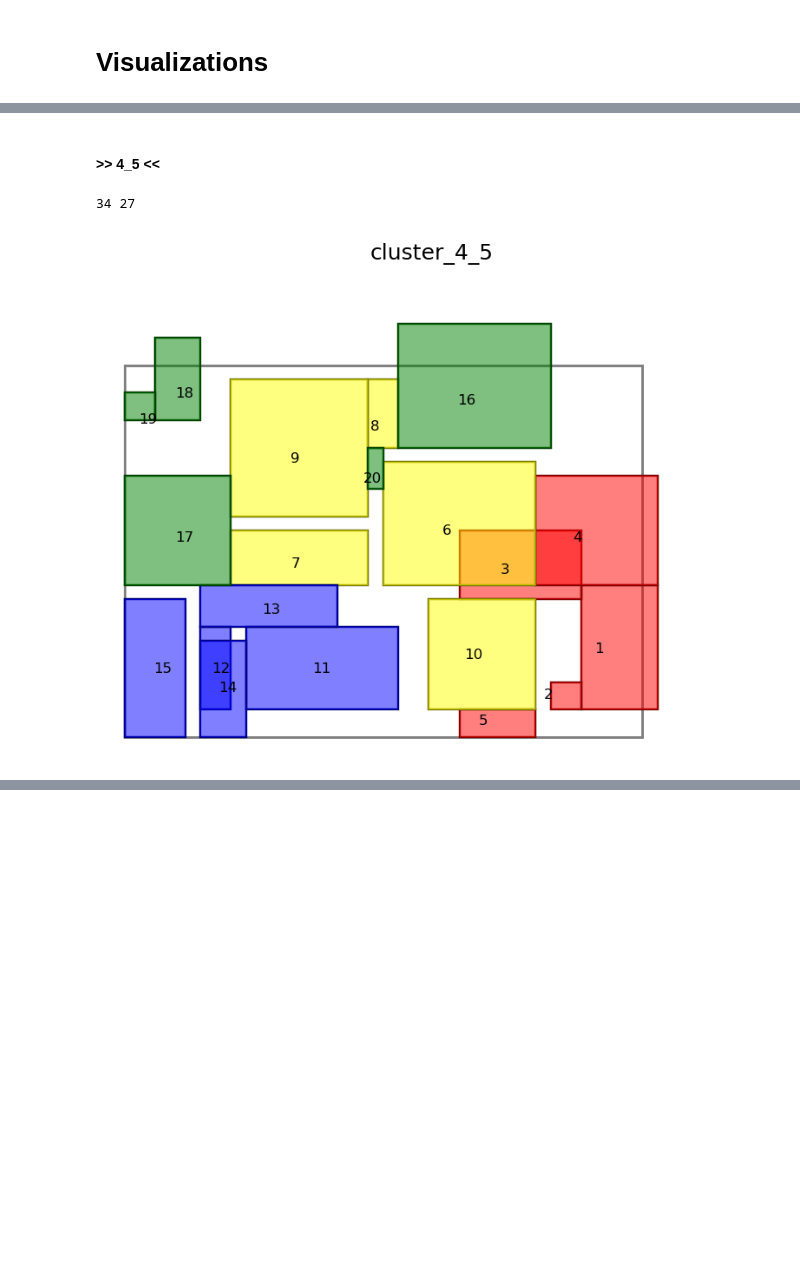
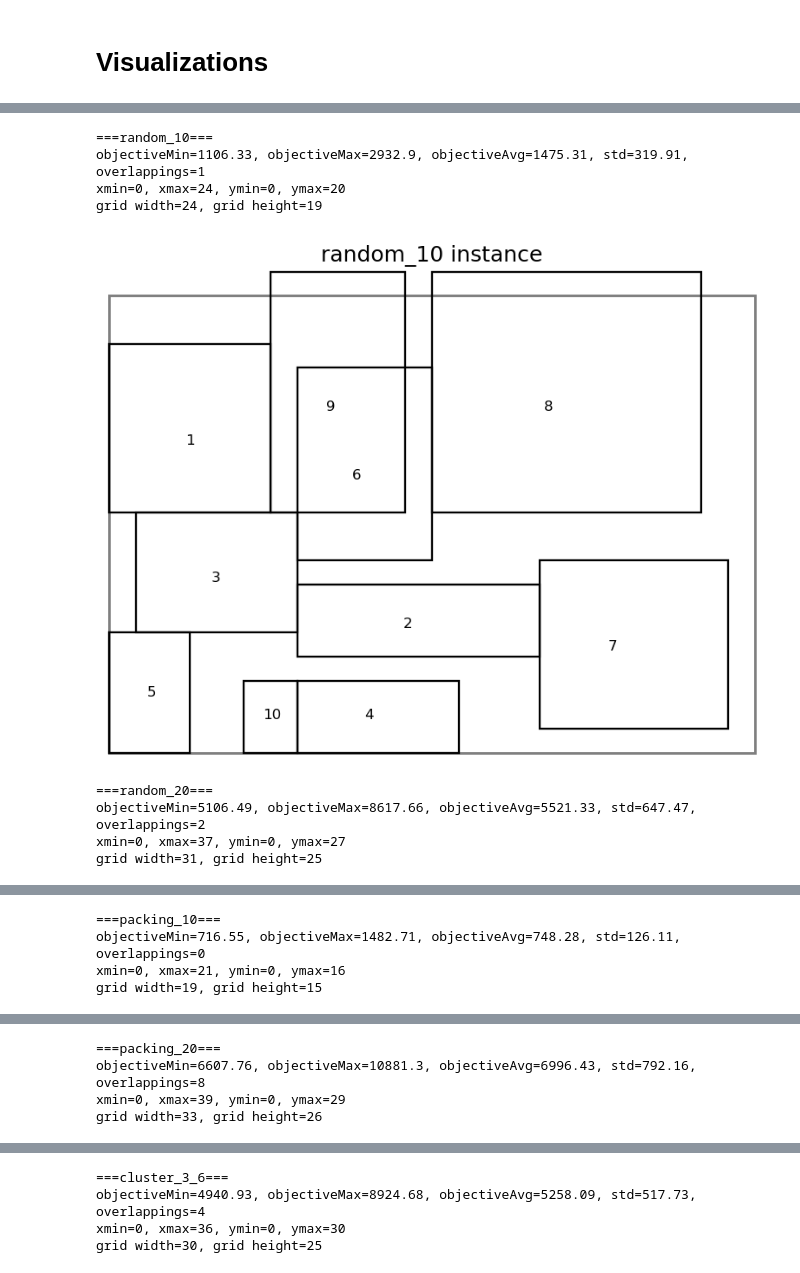
Before and after one commit to TaIos/master-thesis, a Jupyter notebook: src/notebooks/best_solution_visualizer.ipynb, the cells around one changed output, grey strips where cells are left out. Saved outputs shown, nothing was run; the diff lists cells and outputs as text; code cells hidden in the pictures; blank space fills up the shorter version.

```diff
--- a/src/notebooks/best_solution_visualizer.ipynb
+++ b/src/notebooks/best_solution_visualizer.ipynb
@@ -259,7 +286,7 @@ def findComputationResultFiles(directory):
 def extractDatasetName(path):
     return path.split('/')[-2].rsplit('_',1)[0].split('_', 1)[1] # magic
 
-def loadComputationResult(path: str, log=False) -> ComputationResult:
+def loadComputationResult(path, log=False) -> ComputationResult:
     if log:
         print(f'loading: {path}')
     with open(path, 'r') as f:
@@ -267,7 +294,9 @@ def loadComputationResult(path: str, log=False) -> ComputationResult:
 
     return ComputationResult.createWithName(extractDatasetName(path), data)
 
-def loadComputationResultsFromDirectoryRec(directory, sort=False):
+def loadOneComputationResultsFromDirectoryRec(directory):
     r = list(map(loadComputationResult, findComputationResultFiles(directory)))
-    return r if not sort else sorted(r, key=lambda x: x.gaResult.bestIndividual.objectiveValue)
+    if len(r) != 1:
+        raise ValueError(f'There are {len(r)} results for [{directory}]. One expected')
+    return r[0]
 # %% [markdown]
@@ -366,4 +408,8 @@ def drawComputationResult(res, name=None, dim=None, cluster=None, title=None, sh
     plt.show()
 # %% [markdown]
 # Visualizations
+# %%
+from pathlib import Path
+RESULT_DIR = Path('/home/slarty/Documents/master-thesis/src/notebooks/out_results/results_2023_04_29_01:27:36')
+RESULT_DIR = Path('/home/slarty/Documents/master-thesis/src/notebooks/out_results/results_2023_04_29_14:09:51')
 # %% [markdown]
@@ -420,8 +417,20 @@ drawComputationResult(cluster_3_6_ga[0], 'cluster_3_6_ga', dim=(-1, 33, -1, 25),
-# %% [markdown]
-#### >> 4_5 <<
-# %%
-cluster_4_5_ga = [x for x in resCluster if x.name == 'cluster_4_5']
-drawComputationResult(cluster_4_5_ga[0], 'cluster_4_5_ga', dim=(-1, 41, -1, 32), cluster=(4,5), title='cluster_4_5')
-# %% [output]
-34 27
-[figure, removed]
+# %%
+for pack in ['random_10', 'random_20', 'packing_10', 'packing_20', ('cluster_3_6', (3,6)), ('cluster_4_5', (4,5)), 'london_gallery_wall']:
+    if isinstance(pack, str):
+        name, cluster = pack, None
+    else:
+        name, cluster = pack[0], pack[1]
+    print(f'==={name}===')
+    compRes = loadOneComputationResultsFromDirectoryRec(RESULT_DIR / name)
+    drawComputationResult(compRes, lastIterNum=300, cluster=cluster)
+    print()
+# %% [output]
+===random_10===
+objectiveMin=1106.33, objectiveMax=2932.9, objectiveAvg=1475.31, std=319.91, overlappings=1
+xmin=0, xmax=24, ymin=0, ymax=20
+grid width=24, grid height=19
+[figure, added]
+===random_20===
+objectiveMin=5106.49, objectiveMax=8617.66, objectiveAvg=5521.33, std=647.47, overlappings=2
+xmin=0, xmax=37, ymin=0, ymax=27
+grid width=31, grid height=25
@@ -427,0 +438,4 @@ drawComputationResult(cluster_4_5_ga[0], 'cluster_4_5_ga', dim=(-1, 41, -1, 32),
+===packing_10===
+objectiveMin=716.55, objectiveMax=1482.71, objectiveAvg=748.28, std=126.11, overlappings=0
+xmin=0, xmax=21, ymin=0, ymax=16
+grid width=19, grid height=15
@@ -427,0 +443,4 @@ drawComputationResult(cluster_4_5_ga[0], 'cluster_4_5_ga', dim=(-1, 41, -1, 32),
+===packing_20===
+objectiveMin=6607.76, objectiveMax=10881.3, objectiveAvg=6996.43, std=792.16, overlappings=8
+xmin=0, xmax=39, ymin=0, ymax=29
+grid width=33, grid height=26
@@ -427,0 +448,4 @@ drawComputationResult(cluster_4_5_ga[0], 'cluster_4_5_ga', dim=(-1, 41, -1, 32),
+===cluster_3_6===
+objectiveMin=4940.93, objectiveMax=8924.68, objectiveAvg=5258.09, std=517.73, overlappings=4
+xmin=0, xmax=36, ymin=0, ymax=30
+grid width=30, grid height=25
```
Also changed, not shown: parts of 27 cells of this notebook, 34 other files.
